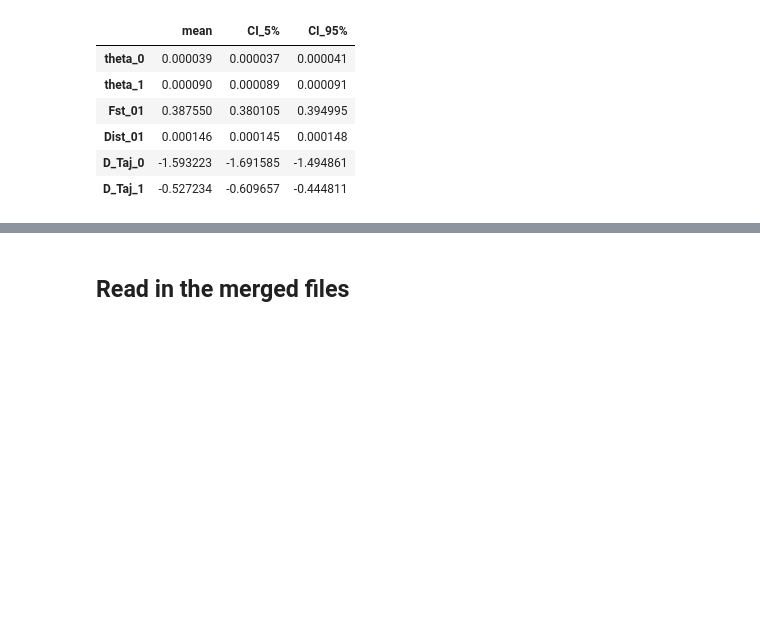
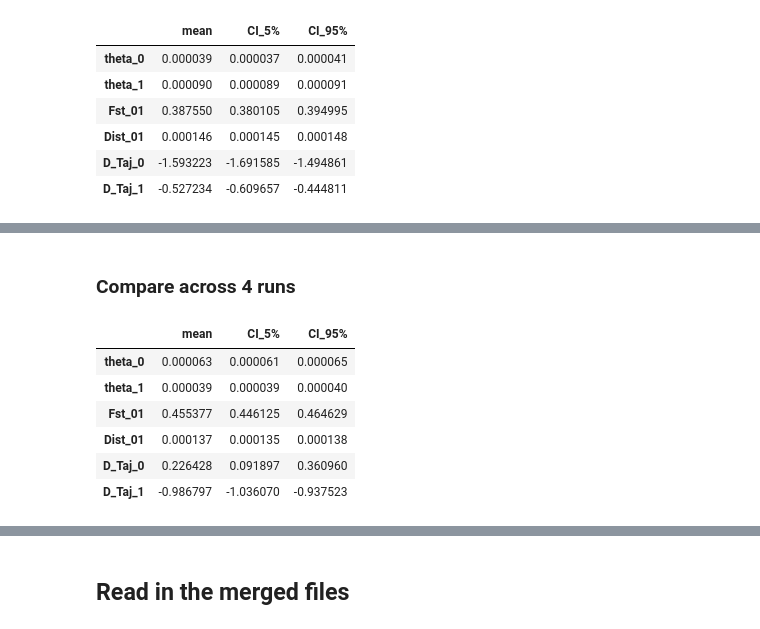
Before and after one commit to elissasoroj/shadie, a Jupyter notebook: shadie/notebooks/smallchrom-splits.ipynb, the cells around one changed output, grey strips where cells are left out. Cells and saved outputs as stored; diff of their text form; code cells hidden in the pictures; blank space fills up the shorter version.

```diff
--- a/shadie/notebooks/smallchrom-splits.ipynb
+++ b/shadie/notebooks/smallchrom-splits.ipynb
@@ -135,0 +136,12 @@ merged_pterhetero.stats(sample=100)
+# %% [markdown]
+### Compare across 4 runs
+# %%
+merged_pterhetero2.stats(sample=50)
+# %% [output]
+|  | mean | CI_5% | CI_95% |
+| theta_0 | 0.000063 | 0.000061 | 0.000065 |
+| theta_1 | 0.000039 | 0.000039 | 0.000040 |
+| Fst_01 | 0.455377 | 0.446125 | 0.464629 |
+| Dist_01 | 0.000137 | 0.000135 | 0.000138 |
+| D_Taj_0 | 0.226428 | 0.091897 | 0.360960 |
+| D_Taj_1 | -0.986797 | -1.036070 | -0.937523 |
```
Also changed, not shown: parts of 23 cells of this notebook.
